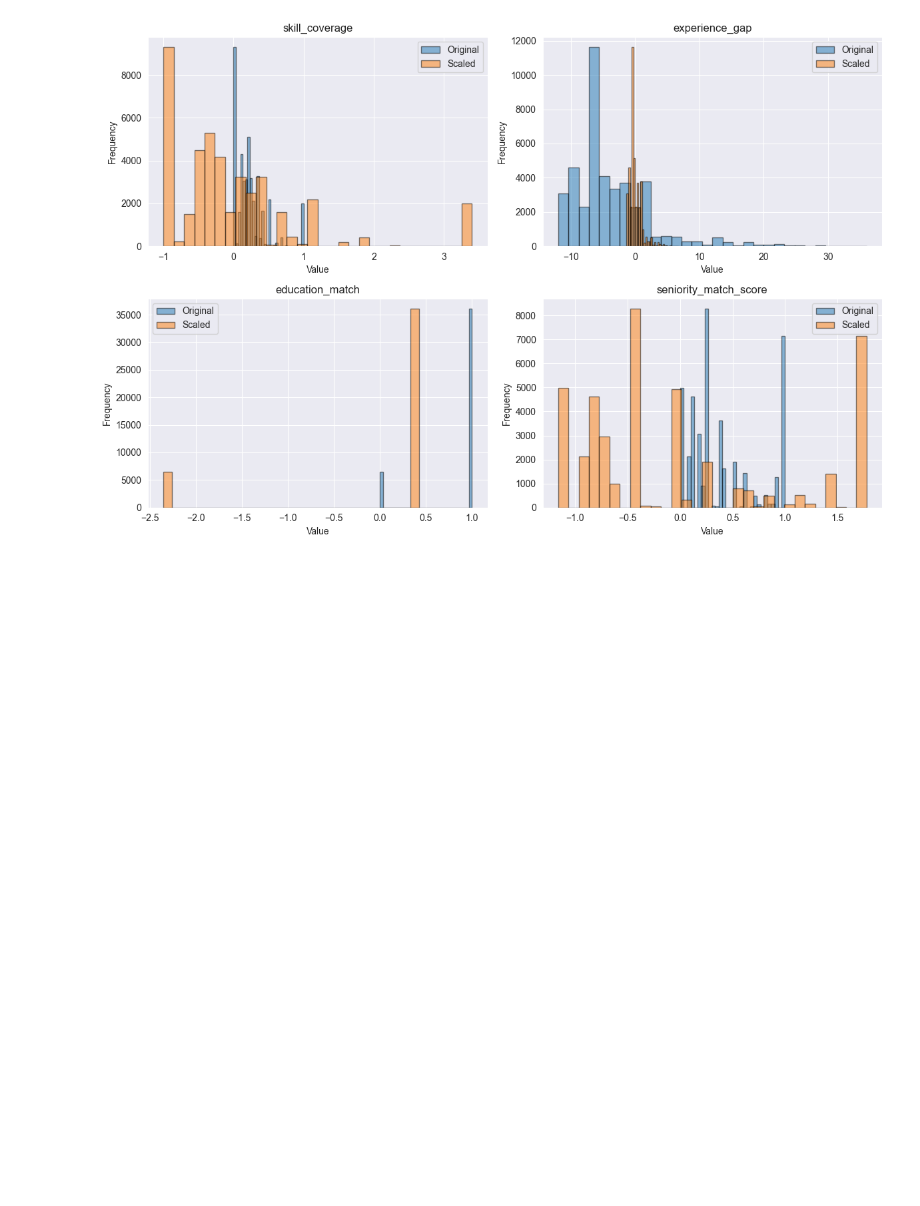
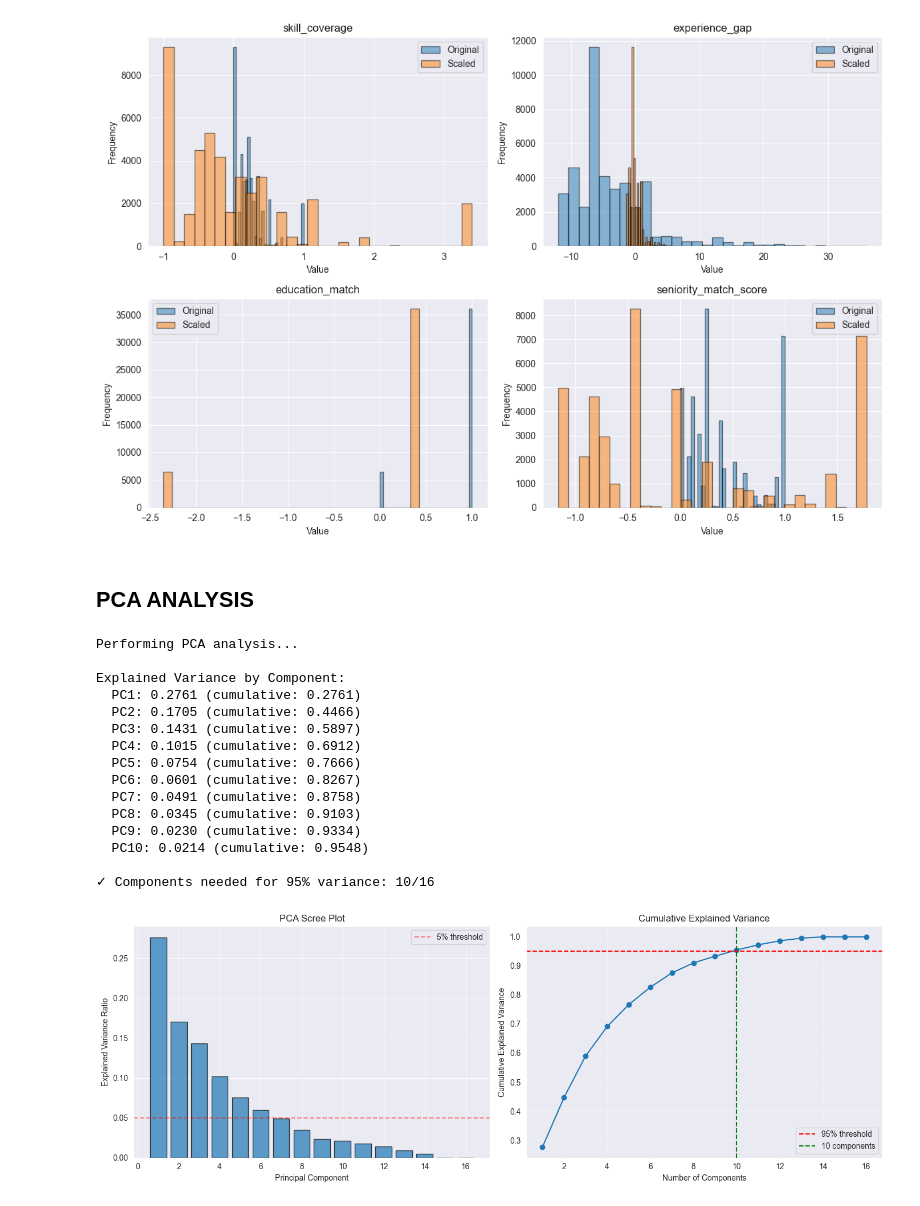
Before and after one commit to NguyenHungCuongg/Smart-Recruit, a Jupyter notebook: ml/dataset/notebooks/02_feature_engineering.ipynb, the cells around one changed output. Saved outputs shown, nothing was run; the diff lists cells and outputs as text; code cells hidden in the pictures; blank space fills up the shorter version.

Commit message:
Giảm chiều dữ liệu bằng PCA và tính phương sai

```diff
--- a/ml/dataset/notebooks/02_feature_engineering.ipynb
+++ b/ml/dataset/notebooks/02_feature_engineering.ipynb
@@ -471,3 +471,81 @@ min    -1.184227e+00   -9.979817e-01    -1.134245e+00        -1.250750e+00
 75%          7.661513e-01           6.013434e-01
 max          1.628438e+00           1.777008e+00
 [figure]
+# %% [markdown]
+## PCA ANALYSIS
+# %%
+# Sử dụng thuật toán PCA để giảm chiều dữ liệu
+print("Performing PCA analysis...")
+
+pca = PCA()
+pca.fit(scaled_features)
+
+explained_variance = pca.explained_variance_ratio_
+cumulative_variance = np.cumsum(explained_variance)
+
+print("\nExplained Variance by Component:")
+for i in range(min(10, len(explained_variance))):
+    print(f"  PC{i+1}: {explained_variance[i]:.4f} (cumulative: {cumulative_variance[i]:.4f})")
+
+# Tìm số lượng Principal Components(PC) tối thiểu để giữ lại được 95% thông tin
+n_components_95 = np.argmax(cumulative_variance >= 0.95) + 1
+print(f"\n✓ Components needed for 95% variance: {n_components_95}/{len(feature_cols)}")
+
+# Trực quan hóa
+fig, axes = plt.subplots(1, 2, figsize=(14, 5))
+
+# Scree plot
+axes[0].bar(range(1, len(explained_variance) + 1), explained_variance,
+            alpha=0.7, edgecolor='black')
+axes[0].set_xlabel('Principal Component')
+axes[0].set_ylabel('Explained Variance Ratio')
+axes[0].set_title('PCA Scree Plot')
+axes[0].axhline(y=0.05, color='r', linestyle='--', alpha=0.5, label='5% threshold')
+axes[0].legend()
+
+# Cumulative variance
+axes[1].plot(range(1, len(cumulative_variance) + 1), cumulative_variance,
+             marker='o', linestyle='-')
+axes[1].axhline(y=0.95, color='r', linestyle='--', label='95% threshold')
+axes[1].axvline(x=n_components_95, color='g', linestyle='--',
+                label=f'{n_components_95} components')
+axes[1].set_xlabel('Number of Components')
+axes[1].set_ylabel('Cumulative Explained Variance')
+axes[1].set_title('Cumulative Explained Variance')
+axes[1].legend()
+axes[1].grid(True, alpha=0.3)
+
+plt.tight_layout()
+plt.show()
+
+# Feature importance trong 2 Principal Components đầu
+print("\nTop 5 features in PC1:")
+pc1_importance = pd.DataFrame({
+    'feature': feature_cols,
+    'weight': np.abs(pca.components_[0])
+}).sort_values('weight', ascending=False)
+print(pc1_importance.head())
+
+print("\nTop 5 features in PC2:")
+pc2_importance = pd.DataFrame({
+    'feature': feature_cols,
+    'weight': np.abs(pca.components_[1])
+}).sort_values('weight', ascending=False)
+print(pc2_importance.head())
+# %% [output]
+Performing PCA analysis...
+
+Explained Variance by Component:
+  PC1: 0.2761 (cumulative: 0.2761)
+  PC2: 0.1705 (cumulative: 0.4466)
+  PC3: 0.1431 (cumulative: 0.5897)
+  PC4: 0.1015 (cumulative: 0.6912)
+  PC5: 0.0754 (cumulative: 0.7666)
+  PC6: 0.0601 (cumulative: 0.8267)
+  PC7: 0.0491 (cumulative: 0.8758)
+  PC8: 0.0345 (cumulative: 0.9103)
+  PC9: 0.0230 (cumulative: 0.9334)
+  PC10: 0.0214 (cumulative: 0.9548)
+
+✓ Components needed for 95% variance: 10/16
+[figure, added]
```
Also changed, not shown: parts of 1 cell of this notebook.
